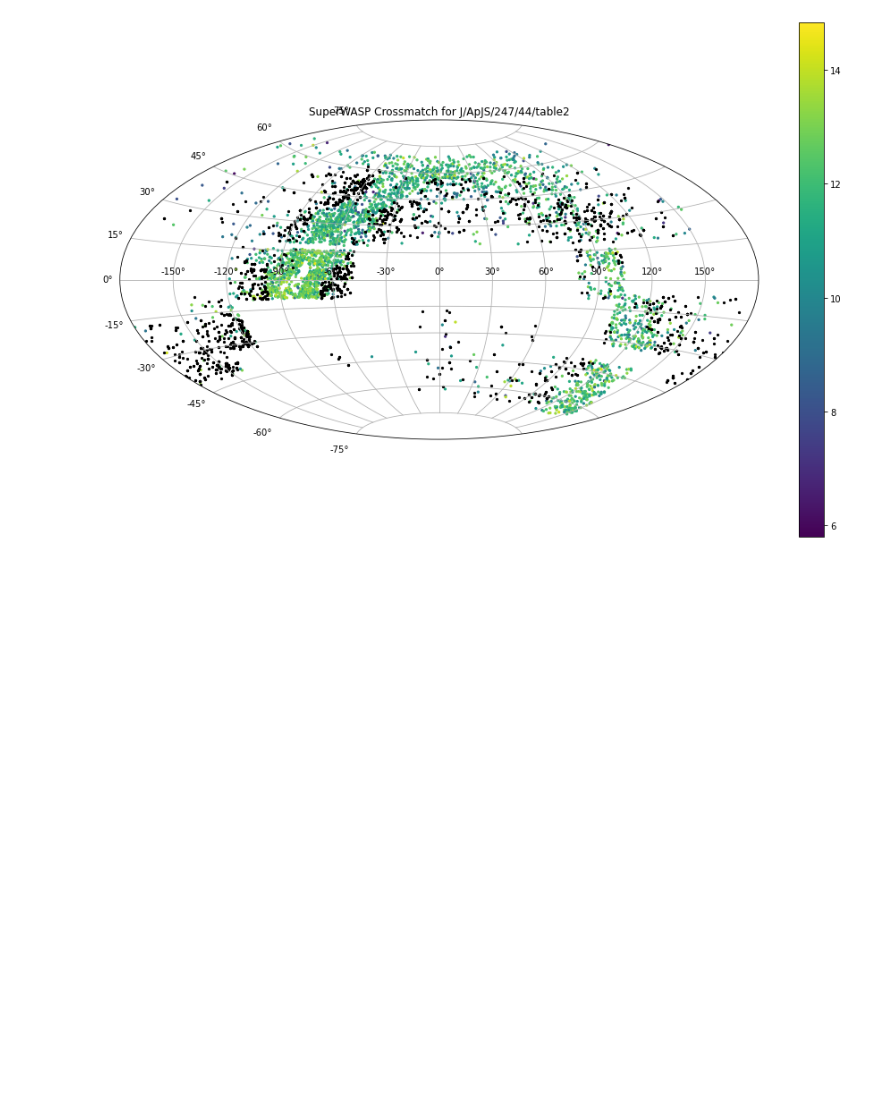
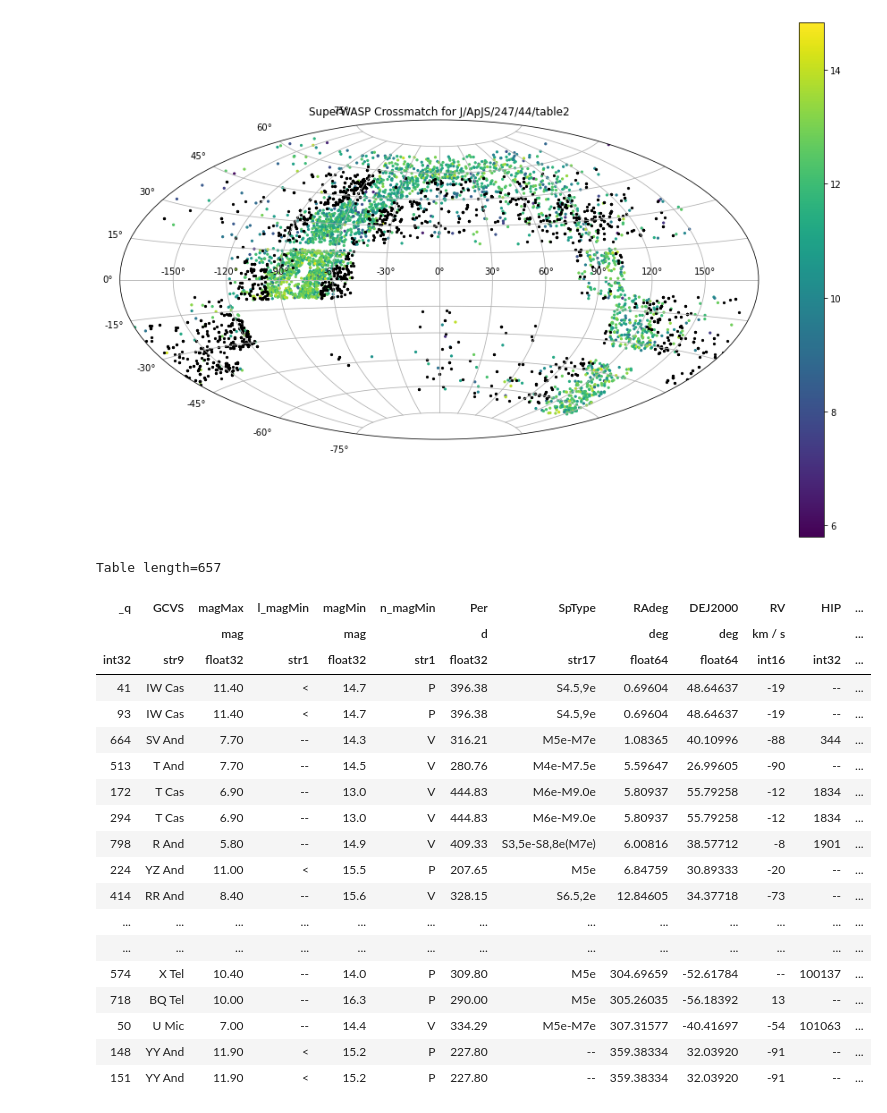
Before and after one commit to adammcmaster/superwasp-tools, a Jupyter notebook: crossref/catalogue_sky_coverage.ipynb, the cells around one changed output. Saved outputs shown, nothing was run; the diff lists cells and outputs as text; code cells hidden in the pictures; blank space fills up the shorter version.

Commit message:
Refactor catalogue matching into a reusable module

```diff
--- a/crossref/catalogue_sky_coverage.ipynb
+++ b/crossref/catalogue_sky_coverage.ipynb
@@ -61,3 +24,26 @@ for catalogue, col_transforms in CATALOGUES.items():
 # %% [output]
 [figure]
 [figure]
+# %%
+next(Catalogue.all()).matched_table
+# %% [output]
+Table length=657
+| _q | GCVS | magMax | l_magMin | magMin | n_magMin | Per | SpType | RAdeg | DEJ2000 | RV | HIP | ... |
+|  |  | mag |  | mag |  | d |  | deg | deg | km / s |  | ... |
+| int32 | str9 | float32 | str1 | float32 | str1 | float32 | str17 | float64 | float64 | int16 | int32 | ... |
+| 41 | IW Cas | 11.40 | < | 14.7 | P | 396.38 | S4.5,9e | 0.69604 | 48.64637 | -19 | -- | ... |
+| 93 | IW Cas | 11.40 | < | 14.7 | P | 396.38 | S4.5,9e | 0.69604 | 48.64637 | -19 | -- | ... |
+| 664 | SV And | 7.70 | -- | 14.3 | V | 316.21 | M5e-M7e | 1.08365 | 40.10996 | -88 | 344 | ... |
+| 513 | T And | 7.70 | -- | 14.5 | V | 280.76 | M4e-M7.5e | 5.59647 | 26.99605 | -90 | -- | ... |
+| 172 | T Cas | 6.90 | -- | 13.0 | V | 444.83 | M6e-M9.0e | 5.80937 | 55.79258 | -12 | 1834 | ... |
+| 294 | T Cas | 6.90 | -- | 13.0 | V | 444.83 | M6e-M9.0e | 5.80937 | 55.79258 | -12 | 1834 | ... |
+| 798 | R And | 5.80 | -- | 14.9 | V | 409.33 | S3,5e-S8,8e(M7e) | 6.00816 | 38.57712 | -8 | 1901 | ... |
+| 224 | YZ And | 11.00 | < | 15.5 | P | 207.65 | M5e | 6.84759 | 30.89333 | -20 | -- | ... |
+| 414 | RR And | 8.40 | -- | 15.6 | V | 328.15 | S6.5,2e | 12.84605 | 34.37718 | -73 | -- | ... |
+| ... | ... | ... | ... | ... | ... | ... | ... | ... | ... | ... | ... | ... |
+| ... | ... | ... | ... | ... | ... | ... | ... | ... | ... | ... | ... | ... |
+| 574 | X Tel | 10.40 | -- | 14.0 | P | 309.80 | M5e | 304.69659 | -52.61784 | -- | 100137 | ... |
+| 718 | BQ Tel | 10.00 | -- | 16.3 | P | 290.00 | M5e | 305.26035 | -56.18392 | 13 | -- | ... |
+| 50 | U Mic | 7.00 | -- | 14.4 | V | 334.29 | M5e-M7e | 307.31577 | -40.41697 | -54 | 101063 | ... |
+| 148 | YY And | 11.90 | < | 15.2 | P | 227.80 | -- | 359.38334 | 32.03920 | -91 | -- | ... |
+| 151 | YY And | 11.90 | < | 15.2 | P | 227.80 | -- | 359.38334 | 32.03920 | -91 | -- | ... |
```
Also changed, not shown: parts of 6 cells of this notebook, 2 other files.
